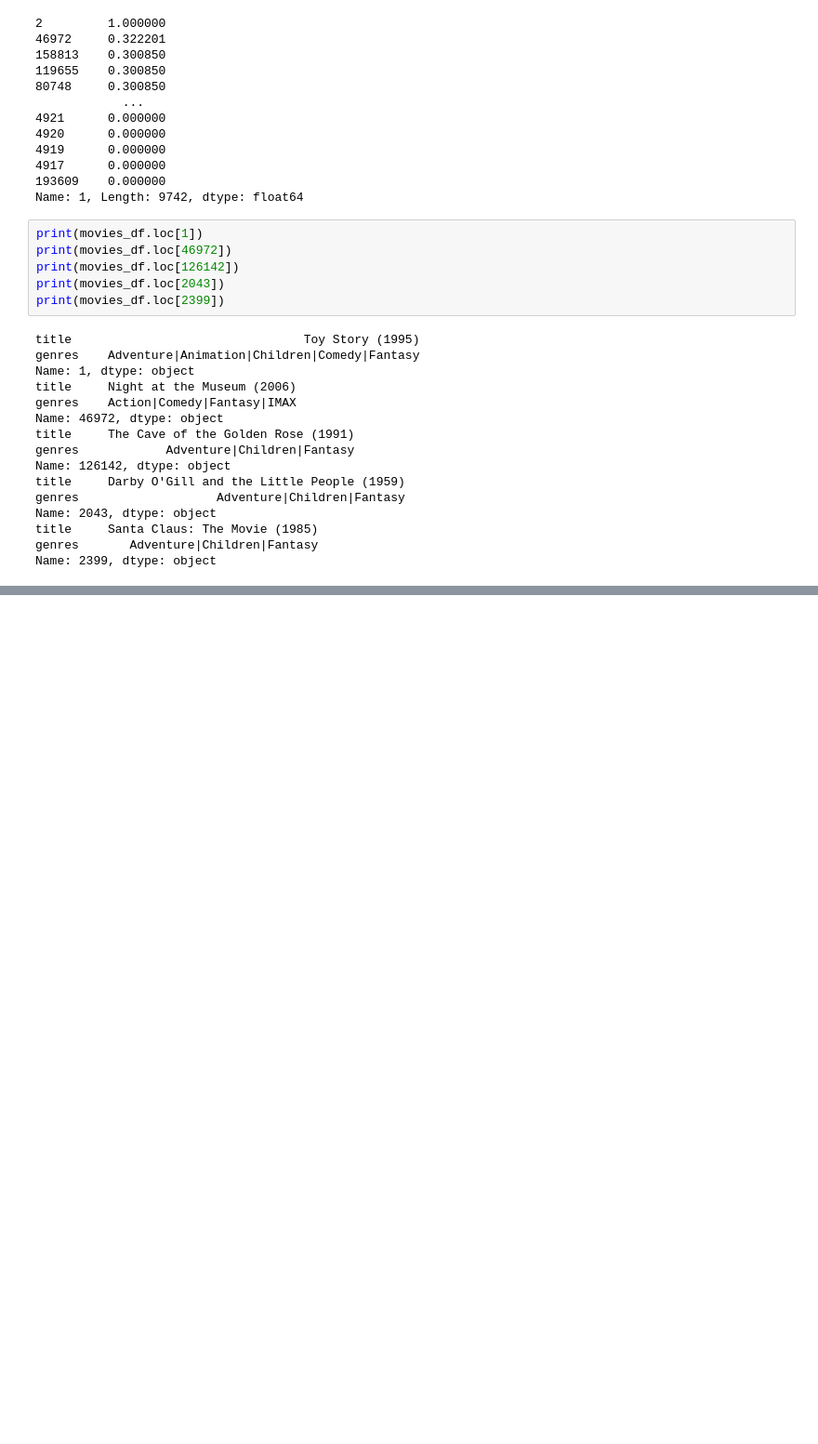
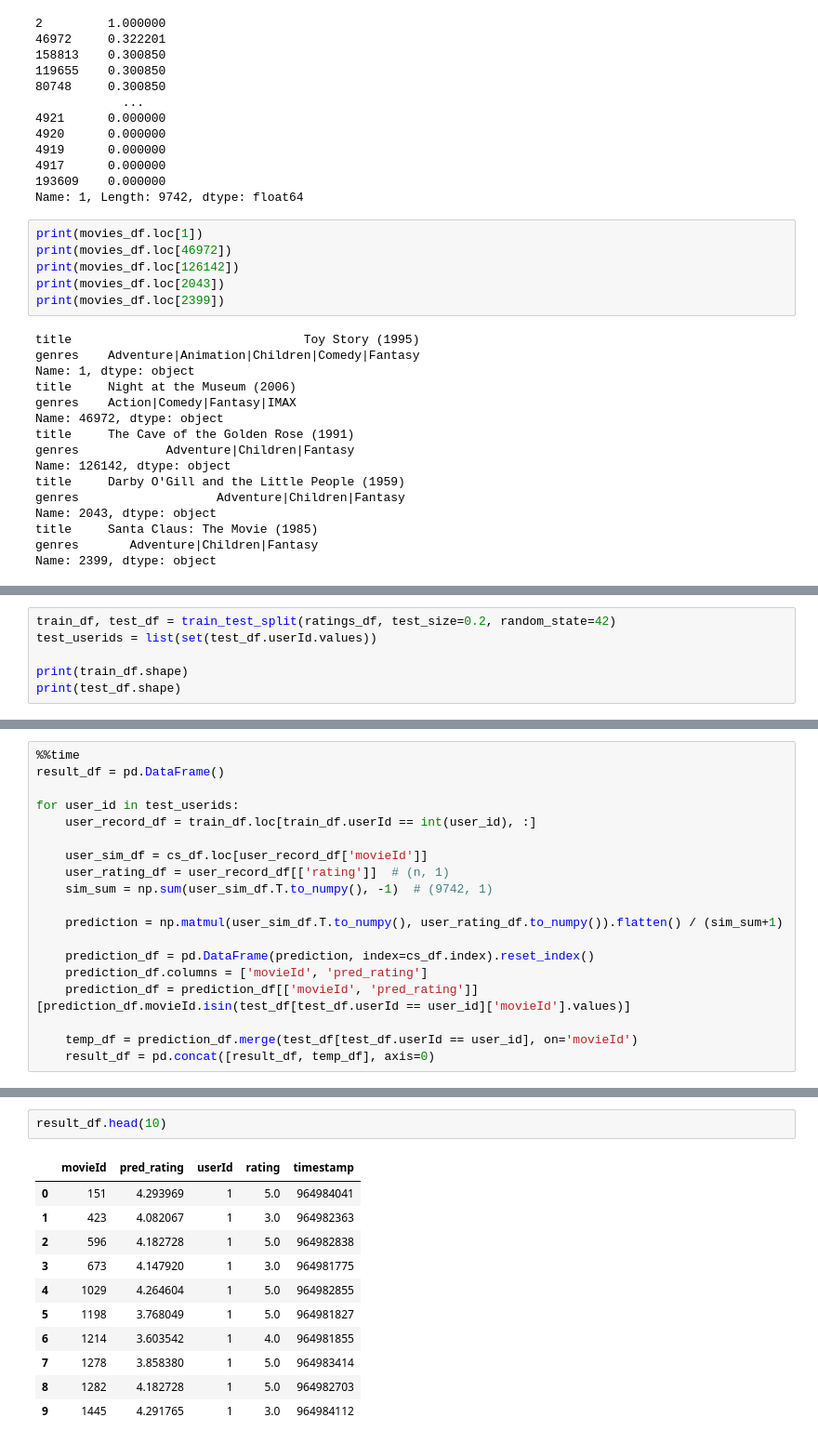
Before and after one commit to del-luna/Recommendation-System-Study, a Jupyter notebook: content-based/Content_based.ipynb, the cells around one changed output, grey strips where cells are left out. Shown at 93% size. Saved outputs shown, nothing was run; the diff lists cells and outputs as text; blank space fills up the shorter version.

```diff
--- a/content-based/Content_based.ipynb
+++ b/content-based/Content_based.ipynb
@@ -322,0 +388,6 @@ Name: 2399, dtype: object
+# %%
+train_df, test_df = train_test_split(ratings_df, test_size=0.2, random_state=42)
+test_userids = list(set(test_df.userId.values))
+
+print(train_df.shape)
+print(test_df.shape)
@@ -322,0 +397,19 @@ Name: 2399, dtype: object
+# %%
+%%time
+result_df = pd.DataFrame()
+
+for user_id in test_userids:
+    user_record_df = train_df.loc[train_df.userId == int(user_id), :]
+
+    user_sim_df = cs_df.loc[user_record_df['movieId']]
+    user_rating_df = user_record_df[['rating']]  # (n, 1)
+    sim_sum = np.sum(user_sim_df.T.to_numpy(), -1)  # (9742, 1)
+
+    prediction = np.matmul(user_sim_df.T.to_numpy(), user_rating_df.to_numpy()).flatten() / (sim_sum+1)
+
+    prediction_df = pd.DataFrame(prediction, index=cs_df.index).reset_index()
+    prediction_df.columns = ['movieId', 'pred_rating']
+    prediction_df = prediction_df[['movieId', 'pred_rating']][prediction_df.movieId.isin(test_df[test_df.userId == user_id]['movieId'].values)]
+
+    temp_df = prediction_df.merge(test_df[test_df.userId == user_id], on='movieId')
+    result_df = pd.concat([result_df, temp_df], axis=0)
@@ -322,0 +418,14 @@ Name: 2399, dtype: object
+# %%
+result_df.head(10)
+# %% [output]
+|  | movieId | pred_rating | userId | rating | timestamp |
+| 0 | 151 | 4.293969 | 1 | 5.0 | 964984041 |
+| 1 | 423 | 4.082067 | 1 | 3.0 | 964982363 |
+| 2 | 596 | 4.182728 | 1 | 5.0 | 964982838 |
+| 3 | 673 | 4.147920 | 1 | 3.0 | 964981775 |
+| 4 | 1029 | 4.264604 | 1 | 5.0 | 964982855 |
+| 5 | 1198 | 3.768049 | 1 | 5.0 | 964981827 |
+| 6 | 1214 | 3.603542 | 1 | 4.0 | 964981855 |
+| 7 | 1278 | 3.858380 | 1 | 5.0 | 964983414 |
+| 8 | 1282 | 4.182728 | 1 | 5.0 | 964982703 |
+| 9 | 1445 | 4.291765 | 1 | 3.0 | 964984112 |
```
Also changed, not shown: parts of 17 cells of this notebook.
